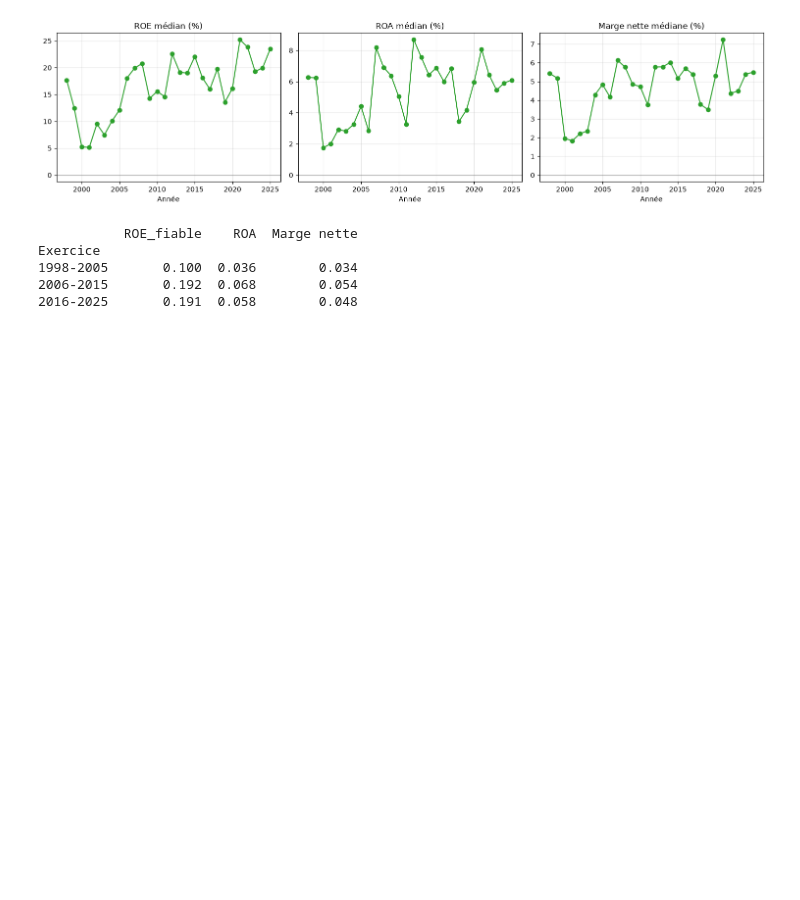
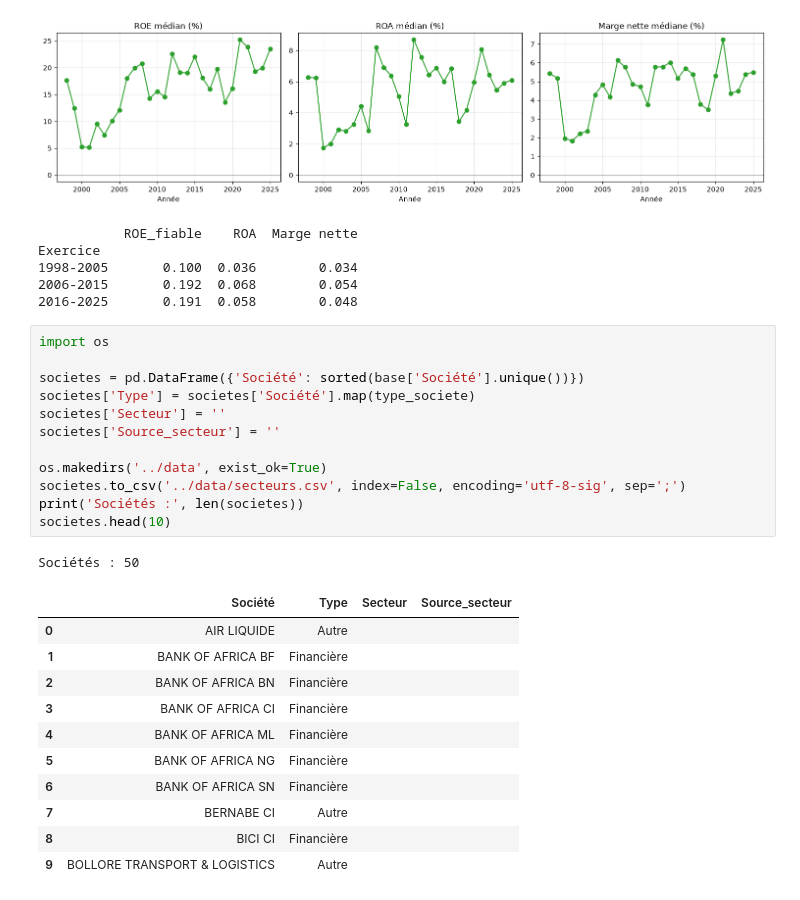
Before and after one commit to jeantheophileilboudo-rgb/brvm_analyse, a Jupyter notebook: notebooks/01_exploration.ipynb, the cells around one changed output. Cells and saved outputs as stored; diff of their text form; blank space fills up the shorter version.

Commit message:
Ajoute la table des seteurs

```diff
--- a/notebooks/01_exploration.ipynb
+++ b/notebooks/01_exploration.ipynb
@@ -812,3 +811,28 @@ Exercice
 1998-2005       0.100  0.036        0.034
 2006-2015       0.192  0.068        0.054
 2016-2025       0.191  0.058        0.048
+# %%
+import os
+
+societes = pd.DataFrame({'Société': sorted(base['Société'].unique())})
+societes['Type'] = societes['Société'].map(type_societe)
+societes['Secteur'] = ''
+societes['Source_secteur'] = ''
+
+os.makedirs('../data', exist_ok=True)
+societes.to_csv('../data/secteurs.csv', index=False, encoding='utf-8-sig', sep=';')
+print('Sociétés :', len(societes))
+societes.head(10)
+# %% [output]
+Sociétés : 50
+|  | Société | Type | Secteur | Source_secteur |
+| 0 | AIR LIQUIDE | Autre |  |  |
+| 1 | BANK OF AFRICA BF | Financière |  |  |
+| 2 | BANK OF AFRICA BN | Financière |  |  |
+| 3 | BANK OF AFRICA CI | Financière |  |  |
+| 4 | BANK OF AFRICA ML | Financière |  |  |
+| 5 | BANK OF AFRICA NG | Financière |  |  |
+| 6 | BANK OF AFRICA SN | Financière |  |  |
+| 7 | BERNABE CI | Autre |  |  |
+| 8 | BICI CI | Financière |  |  |
+| 9 | BOLLORE TRANSPORT & LOGISTICS | Autre |  |  |
```
Also changed, not shown: parts of 1 cell of this notebook.
